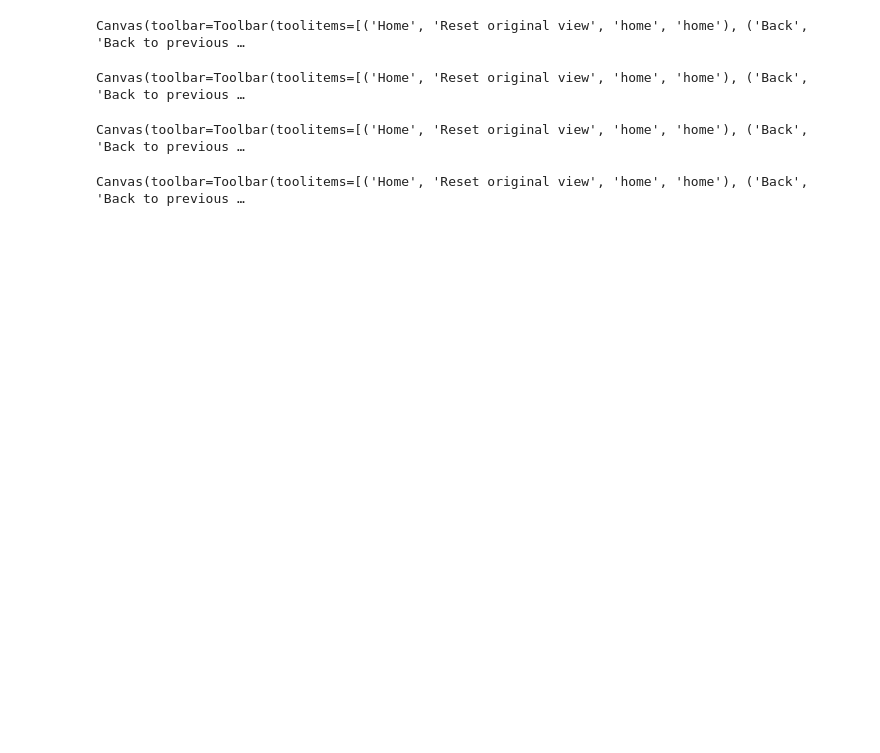
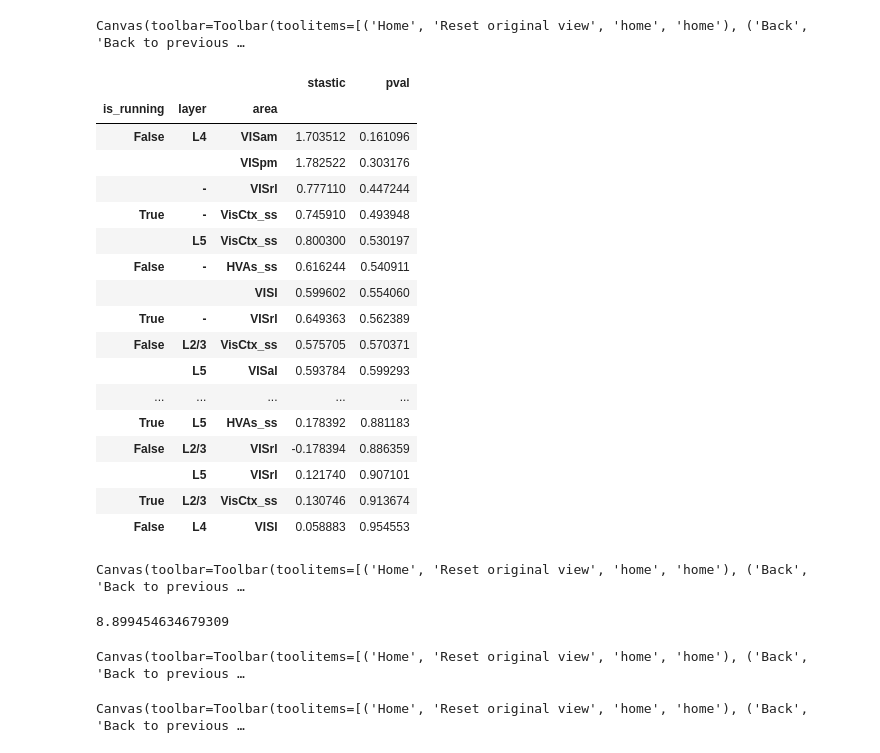
Before and after one commit to gsaurabhr/npx_differentiation, a Jupyter notebook: z_final_4_behavior_differentiation.ipynb, the cells around one changed output. Drawn from its saved outputs; the diff is of its cells as text; code cells hidden in the pictures; blank space fills up the shorter version.

```diff
--- a/z_final_4_behavior_differentiation.ipynb
+++ b/z_final_4_behavior_differentiation.ipynb
@@ -768,7 +959,7 @@ Canvas(toolbar=Toolbar(toolitems=[('Home', 'Reset original view', 'home', 'home'
 # then pass the pval dataframe to bhc with alpha to get corrected pvals
 # %%
 # each point is a stimulation instance
-areas = ['VISp', 'VISl', 'VISrl', 'VISal', 'VISpm', 'VISam', 'HVAs', 'VisCtx']
+areas = ['VISp', 'VISl', 'VISrl', 'VISal', 'VISpm', 'VISam', 'HVAs_ss', 'VisCtx_ss']#, 'HVAs', 'VisCtx'
 idx = differentiation.index.to_frame(index=False)
 idx['response'] = idx.response.replace(['correctReject', 'noChange', 'falseAlarm'], None)#.replace(['correctReject'], None)
 idx['is_running'] = True
@@ -821,8 +1012,9 @@ for ax, layer in zip(axes, diffn.columns.levels[0]):
 #     ax.yaxis.set_major_locator(plt.MaxNLocator(2))
 #     ax.yaxis.set_major_formatter(ticker.FuncFormatter(lambda x, y: f'{x/1e5}'))
     ax.legend(fontsize=7).set_visible(False)
-    ax.set_ylabel(f'{layer if layer!="-" else "all layers"}\ndifferentiation', fontsize=8, labelpad=0)
+    ax.set_ylabel(f'ND ({layer if layer!="-" else "all layers"})', fontsize=8, labelpad=0)
     ax.set_xlabel('')
+    ax.set_xticklabels([x.get_text().rstrip('_ss') for x in ax.get_xticklabels()])
     ax.tick_params(axis='both', which='major', labelsize=8, pad=-1)
     ax.yaxis.get_offset_text().set_size(8)
     bottom = True
@@ -830,12 +1022,54 @@ for ax, layer in zip(axes, diffn.columns.levels[0]):
         bottom = False
     sns.despine(ax=ax, left=False, bottom=bottom)
 # axes[0].set_title(f'{session_type} ({"running" if is_running==1 else "resting" if is_running==0 else ""})' , fontsize=9)
-axes[0].set_title('spectral differentiation')
+# axes[0].set_title(
+#     f'spectral differentiation ({"all trials" if is_running==-1 else "running" if is_running==1 else "resting"})',
+#     fontsize=10
+# )
+# axes[0].set_title('spectral differentiation')
 axes[0].legend(loc=(0.06, 0.8), fontsize=8, frameon=False, ncol=1)
 f.align_ylabels(axes);
-f.savefig('fig_behavior_boxplots.pdf')
+f.savefig('fig_behavior_boxplots.svg')
 # %% [output]
 Canvas(toolbar=Toolbar(toolitems=[('Home', 'Reset original view', 'home', 'home'), ('Back', 'Back to previous …
+# %%
+# at the level of individual mice, there is no significant difference between hits and misses
+diffn = _differentiation.groupby(level=['mouse', 'date', 'session_type', 'is_running', 'response'], dropna=False).apply(lambda df: df.reset_index(drop=True))
+_dfn = diffn.xs('active', level='session_type')
+
+stats = _dfn.groupby('is_running').apply(
+    lambda df: df.groupby(
+        ['mouse', 'date', 'response']
+    ).mean().droplevel([0, 1]).apply(
+        lambda c: sp.stats.ttest_ind(
+            c['hit'].dropna(), c['miss'].dropna(),
+            equal_var=False
+        )
+    ).T
+)
+stats = stats.swaplevel(0, -1).loc[areas].swaplevel(0, -1).sort_index().dropna()
+stats.columns = ['stastic', 'pval']
+# stats = stats.groupby('is_running').apply(lambda s: bhc(s, 0.5))
+stats.sort_values('pval')
+# %% [output]
+|  |  |  | stastic | pval |
+| is_running | layer | area |  |  |
+| False | L4 | VISam | 1.703512 | 0.161096 |
+|  |  | VISpm | 1.782522 | 0.303176 |
+|  | - | VISrl | 0.777110 | 0.447244 |
+| True | - | VisCtx_ss | 0.745910 | 0.493948 |
+|  | L5 | VisCtx_ss | 0.800300 | 0.530197 |
+| False | - | HVAs_ss | 0.616244 | 0.540911 |
+|  |  | VISl | 0.599602 | 0.554060 |
+| True | - | VISrl | 0.649363 | 0.562389 |
+| False | L2/3 | VisCtx_ss | 0.575705 | 0.570371 |
+|  | L5 | VISal | 0.593784 | 0.599293 |
+| ... | ... | ... | ... | ... |
+| True | L5 | HVAs_ss | 0.178392 | 0.881183 |
+| False | L2/3 | VISrl | -0.178394 | 0.886359 |
+|  | L5 | VISrl | 0.121740 | 0.907101 |
+| True | L2/3 | VisCtx_ss | 0.130746 | 0.913674 |
+| False | L4 | VISl | 0.058883 | 0.954553 |
 # %%
 # each point is a stimulation instance
 areas = ['VISp', 'VISl', 'VISrl', 'VISal', 'VISpm', 'VISam', 'HVAs', 'VisCtx']
@@ -906,4 +1140,8 @@ axes[0].legend(loc=2, fontsize=9, frameon=False, ncol=2)
 f.align_ylabels(axes);
 # %% [output]
 Canvas(toolbar=Toolbar(toolitems=[('Home', 'Reset original view', 'home', 'home'), ('Back', 'Back to previous …
+# %%
+(differentiation.index.get_level_values('running_speed')<0.15).sum()/len(differentiation)*100
+# %% [output]
+8.899454634679309
 # %%
```
Also changed, not shown: parts of 22 cells of this notebook, 6 other files.
